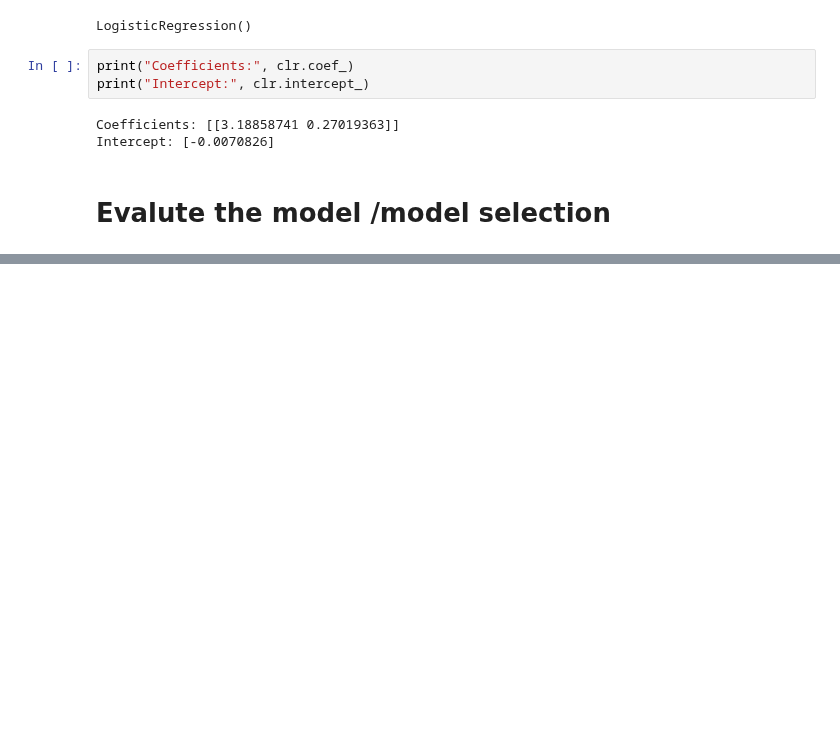
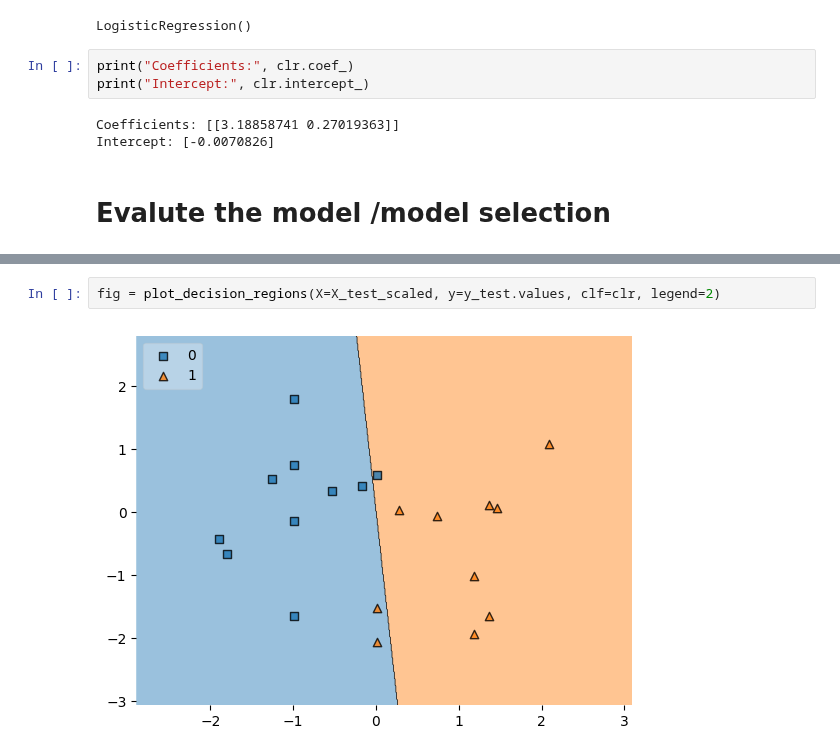
Before and after one commit to SohailKhanPAK/Logistic-Regression-Placement-Project, a Jupyter notebook: Logistic_Regression_Placement_Project .ipynb, the cells around one changed output, grey strips where cells are left out. Cells and saved outputs as stored; diff of their text form; blank space fills up the shorter version.

```diff
--- a/Logistic_Regression_Placement_Project .ipynb
+++ b/Logistic_Regression_Placement_Project .ipynb
@@ -140,0 +159,4 @@ Intercept: [-0.0070826]
+# %%
+fig = plot_decision_regions(X=X_test_scaled, y=y_test.values, clf=clr, legend=2)
+# %% [output]
+[figure, added]
```
Also changed, not shown: parts of 7 cells of this notebook.
